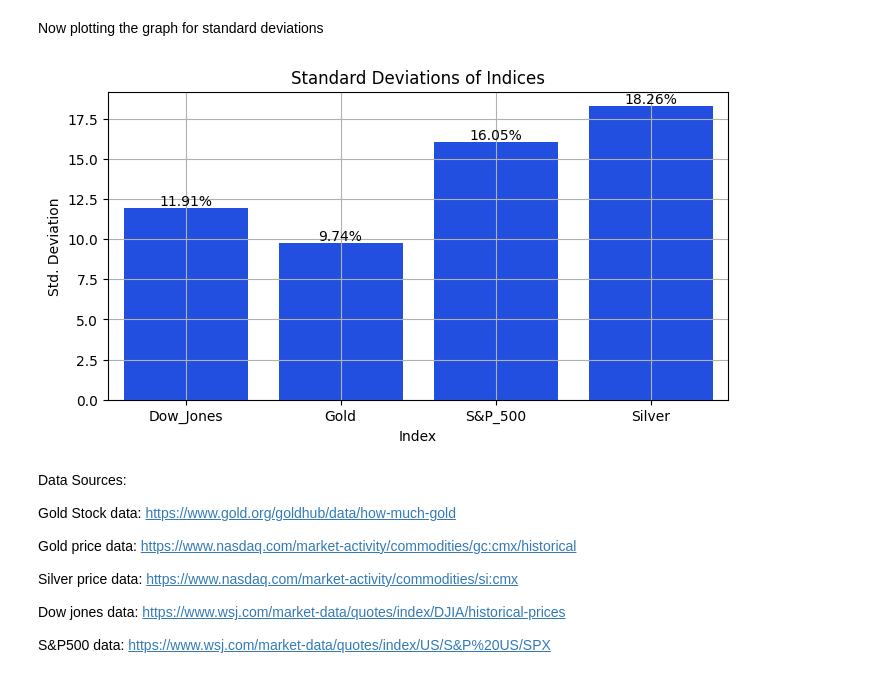
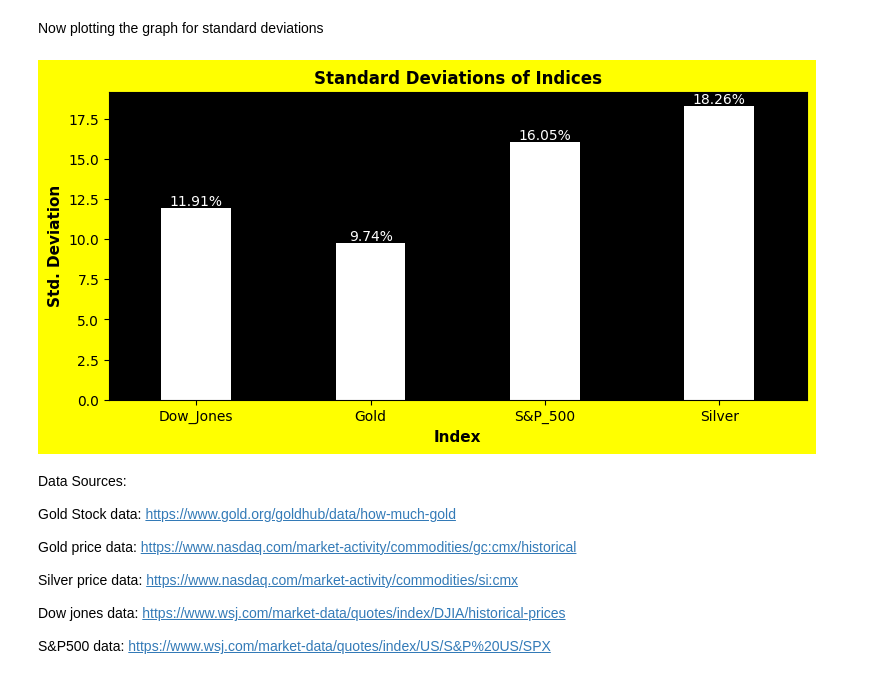
Before and after one commit to akash0214/Gold_Analysis, a Jupyter notebook: gold_eda.ipynb, the cells around one changed output. Saved outputs shown, nothing was run; the diff lists cells and outputs as text; code cells hidden in the pictures.

Commit message:
Plotted the standard deviation too

```diff
--- a/gold_eda.ipynb
+++ b/gold_eda.ipynb
@@ -255,18 +255,18 @@ std_dev.head()
 # %% [markdown]
 Now plotting the graph for standard deviations
 # %%
-plt.figure(figsize=(8,4))
+plt.figure(figsize=(9,4), facecolor='yellow')
+plt.axes().set_facecolor('#000000')
 sns.set_palette('bright')
-barplot = sns.barplot(data=std_dev, x='Indices', y='Percent Change')
+barplot = sns.barplot(data=std_dev, x='Indices', y='Percent Change', width=0.4, color='#ffffff')
 for container in barplot.containers:
-    barplot.bar_label(container, fmt='%0.2f%%')
-plt.title('Standard Deviations of Indices')
-plt.xlabel('Index')
-plt.ylabel('Std. Deviation')
-plt.grid(True)
+    barplot.bar_label(container, fmt='%0.2f%%', color='#ffffff')
+plt.title('Standard Deviations of Indices', fontweight='bold', fontsize=12)
+plt.xlabel('Index', fontweight='bold', fontsize=11)
+plt.ylabel('Std. Deviation', fontweight='bold', fontsize=11)
 plt.show()
 # %% [output]
-[figure, old version]
+[figure, new version]
 # %% [markdown]
 Data Sources:
 
```
